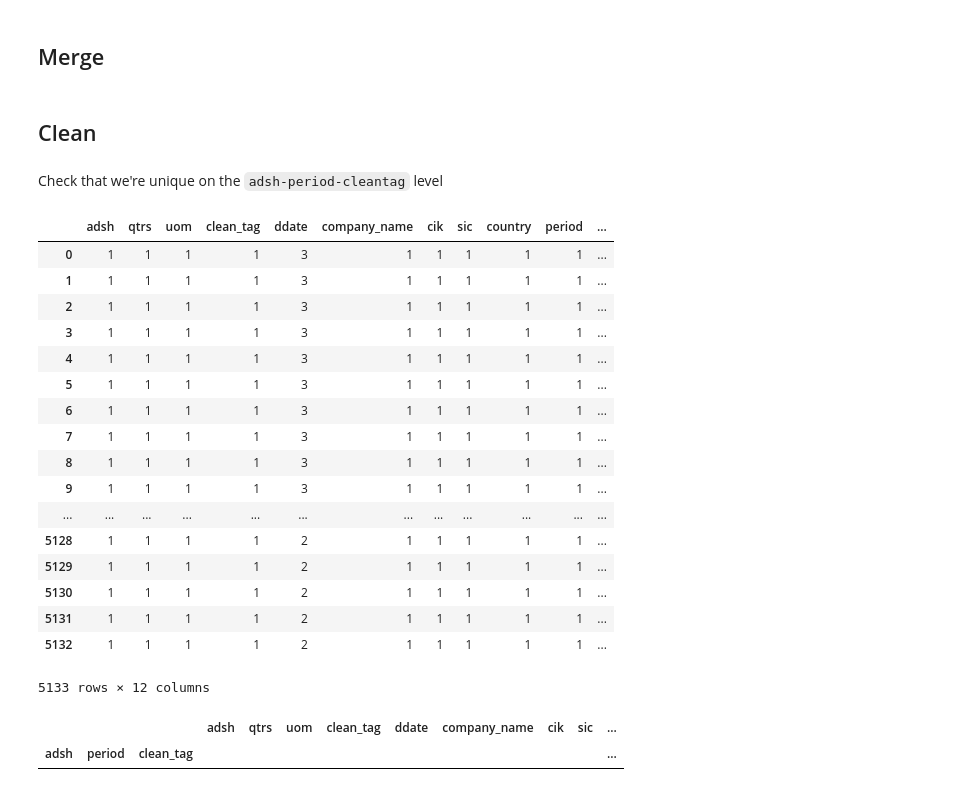
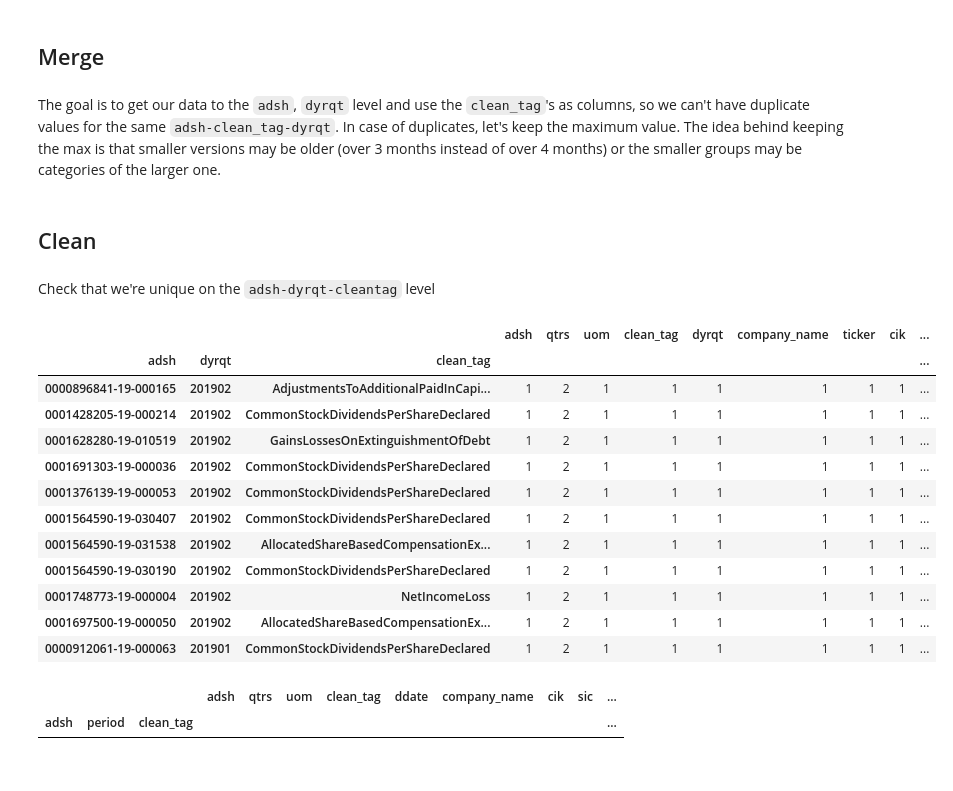
Before and after one commit to mixerupper/1001-term-project, a Jupyter notebook: code/02-build/01c-reshape-sec-data.ipynb, the cells around one changed output. Saved outputs shown, nothing was run; the diff lists cells and outputs as text; code cells hidden in the pictures.

```diff
--- a/code/02-build/01c-reshape-sec-data.ipynb
+++ b/code/02-build/01c-reshape-sec-data.ipynb
@@ -27,6 +27,7 @@ data_root = initialize_data_root("AY")
 # %%
 raw_sec_data = pd.read_csv(data_root+'02-build/clean/2019q3/sec_data_long.csv')
 raw_tag_map = pd.read_csv(data_root+'02-build/clean/2019q3/tag_map.csv')
+raw_cik_ticker_map = pd.read_csv(data_root+'02-build/clean/cik_ticker_map.csv')
 # %%
 raw_sec_data.columns
 # %% [output]
@@ -42,38 +47,38 @@ Index(['clean_tag', 'tag', 'uom', 'qtrs'], dtype='object')
 # %% [markdown]
 ## Merge <a name="Merge"></a>
+# %%
+sec_data = raw_sec_data.merge(raw_tag_map, on = ['qtrs', 'uom', 'tag'])\
+    .merge(raw_cik_ticker_map, on = ['cik'])
+# %% [markdown]
+The goal is to get our data to the `adsh`, `dyrqt` level and use the `clean_tag`'s as columns, so we can't have duplicate values for the same `adsh-clean_tag-dyrqt`. In case of duplicates, let's keep the maximum value. The idea behind keeping the max is that smaller versions may be older (over 3 months instead of over 4 months) or the smaller groups may be categories of the larger one.
 # %%
-sec_data = raw_sec_data.merge(raw_tag_map, on = ['qtrs', 'uom', 'tag'])\
-    .groupby(['adsh', 'qtrs', 'uom', 'clean_tag', 'ddate', 'company_name',
-              'cik', 'sic', 'country', 'period', 'form'], as_index = False)['value']\
+sec_data = sec_data.groupby(['adsh', 'qtrs', 'uom', 'clean_tag',
+                             'dyrqt', 'company_name', 'ticker',
+                             'cik', 'sic', 'country', 'period', 'form'], as_index = False)['value']\
     .max()
 # %% [markdown]
 ## Clean <a name="Clean"></a>
 # %% [markdown]
-Check that we're unique on the `adsh-period-cleantag` level
+Check that we're unique on the `adsh-dyrqt-cleantag` level
 # %%
-sec_data.groupby(['adsh', 'period', 'clean_tag'])\
+sec_data.groupby(['adsh', 'dyrqt', 'clean_tag'])\
     .nunique()\
     .sort_values('value', ascending = False)\
     .query("value > 1")
 # %% [output]
-|  | adsh | qtrs | uom | clean_tag | ddate | company_name | cik | sic | country | period | ... |
-| 0 | 1 | 1 | 1 | 1 | 3 | 1 | 1 | 1 | 1 | 1 | ... |
-| 1 | 1 | 1 | 1 | 1 | 3 | 1 | 1 | 1 | 1 | 1 | ... |
-| 2 | 1 | 1 | 1 | 1 | 3 | 1 | 1 | 1 | 1 | 1 | ... |
-| 3 | 1 | 1 | 1 | 1 | 3 | 1 | 1 | 1 | 1 | 1 | ... |
-| 4 | 1 | 1 | 1 | 1 | 3 | 1 | 1 | 1 | 1 | 1 | ... |
-| 5 | 1 | 1 | 1 | 1 | 3 | 1 | 1 | 1 | 1 | 1 | ... |
-| 6 | 1 | 1 | 1 | 1 | 3 | 1 | 1 | 1 | 1 | 1 | ... |
-| 7 | 1 | 1 | 1 | 1 | 3 | 1 | 1 | 1 | 1 | 1 | ... |
-| 8 | 1 | 1 | 1 | 1 | 3 | 1 | 1 | 1 | 1 | 1 | ... |
-| 9 | 1 | 1 | 1 | 1 | 3 | 1 | 1 | 1 | 1 | 1 | ... |
-| ... | ... | ... | ... | ... | ... | ... | ... | ... | ... | ... | ... |
-| 5128 | 1 | 1 | 1 | 1 | 2 | 1 | 1 | 1 | 1 | 1 | ... |
-| 5129 | 1 | 1 | 1 | 1 | 2 | 1 | 1 | 1 | 1 | 1 | ... |
-| 5130 | 1 | 1 | 1 | 1 | 2 | 1 | 1 | 1 | 1 | 1 | ... |
-| 5131 | 1 | 1 | 1 | 1 | 2 | 1 | 1 | 1 | 1 | 1 | ... |
-| 5132 | 1 | 1 | 1 | 1 | 2 | 1 | 1 | 1 | 1 | 1 | ... |
+|  |  |  | adsh | qtrs | uom | clean_tag | dyrqt | company_name | ticker | cik | ... |
+| adsh | dyrqt | clean_tag |  |  |  |  |  |  |  |  | ... |
+| 0000896841-19-000165 | 201902 | AdjustmentsToAdditionalPaidInCapi... | 1 | 2 | 1 | 1 | 1 | 1 | 1 | 1 | ... |
+| 0001428205-19-000214 | 201902 | CommonStockDividendsPerShareDeclared | 1 | 2 | 1 | 1 | 1 | 1 | 1 | 1 | ... |
+| 0001628280-19-010519 | 201902 | GainsLossesOnExtinguishmentOfDebt | 1 | 2 | 1 | 1 | 1 | 1 | 1 | 1 | ... |
+| 0001691303-19-000036 | 201902 | CommonStockDividendsPerShareDeclared | 1 | 2 | 1 | 1 | 1 | 1 | 1 | 1 | ... |
+| 0001376139-19-000053 | 201902 | CommonStockDividendsPerShareDeclared | 1 | 2 | 1 | 1 | 1 | 1 | 1 | 1 | ... |
+| 0001564590-19-030407 | 201902 | CommonStockDividendsPerShareDeclared | 1 | 2 | 1 | 1 | 1 | 1 | 1 | 1 | ... |
+| 0001564590-19-031538 | 201902 | AllocatedShareBasedCompensationEx... | 1 | 2 | 1 | 1 | 1 | 1 | 1 | 1 | ... |
+| 0001564590-19-030190 | 201902 | CommonStockDividendsPerShareDeclared | 1 | 2 | 1 | 1 | 1 | 1 | 1 | 1 | ... |
+| 0001748773-19-000004 | 201902 | NetIncomeLoss | 1 | 2 | 1 | 1 | 1 | 1 | 1 | 1 | ... |
+| 0001697500-19-000050 | 201902 | AllocatedShareBasedCompensationEx... | 1 | 2 | 1 | 1 | 1 | 1 | 1 | 1 | ... |
+| 0000912061-19-000063 | 201901 | CommonStockDividendsPerShareDeclared | 1 | 2 | 1 | 1 | 1 | 1 | 1 | 1 | ... |
-5133 rows × 12 columns
 # %%
 sec_data = sec_data.sort_values(['period', 'ddate']).drop_duplicates(['adsh', 'clean_tag', 'period'], keep = 'first')
 # %%
```
Also changed, not shown: parts of 5 cells of this notebook, 5 other files.
